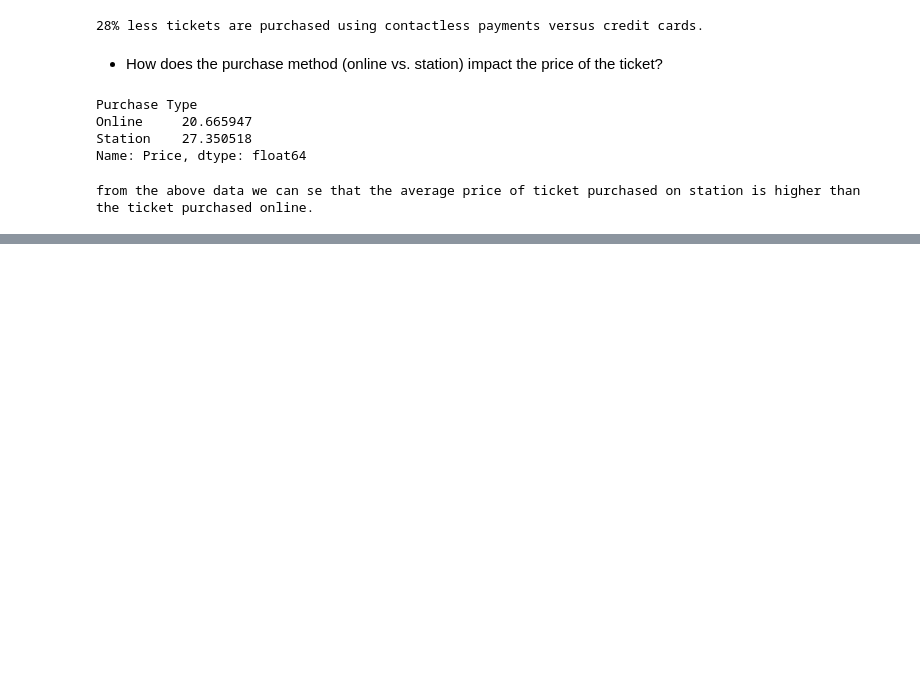
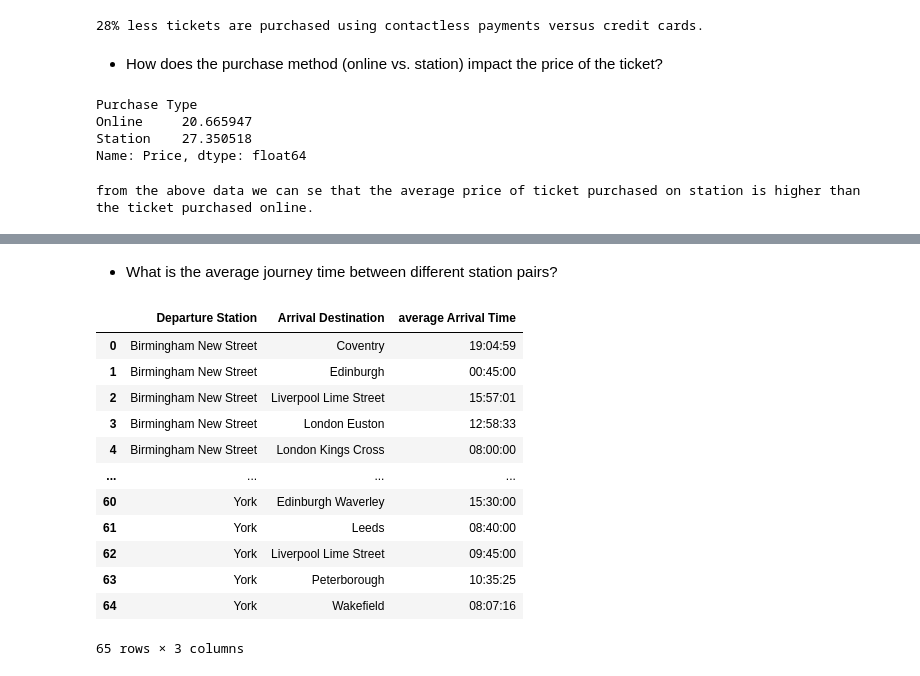
Before and after one commit to Nikhil-df/projects, a Jupyter notebook: railway analysis/analysis.ipynb, the cells around one changed output, grey strips where cells are left out. Cells and saved outputs as stored; diff of their text form; code cells hidden in the pictures; blank space fills up the shorter version.

```diff
--- a/railway analysis/analysis.ipynb
+++ b/railway analysis/analysis.ipynb
@@ -224,0 +294,2 @@ from the above data we can se that the average price of ticket purchased on stat
+# %% [markdown]
+ * What is the average journey time between different station pairs?
@@ -224,0 +301,24 @@ from the above data we can se that the average price of ticket purchased on stat
+# %%
+temp_df3["total time"] = temp_df3["Actual Arrival Time"] - temp_df3["Departure Time"]
+# %%
+temp_df4 = temp_df3.groupby(["Departure Station","Arrival Destination"])["Actual Arrival Time"].mean().to_frame().reset_index()
+# %%
+temp_df4["average Arrival Time"] = temp_df4["Actual Arrival Time"].dt.floor("s").dt.time
+# %%
+temp_df4.drop("Actual Arrival Time" , axis = 1, inplace = True)
+# %%
+temp_df4
+# %% [output]
+|  | Departure Station | Arrival Destination | average Arrival Time |
+| 0 | Birmingham New Street | Coventry | 19:04:59 |
+| 1 | Birmingham New Street | Edinburgh | 00:45:00 |
+| 2 | Birmingham New Street | Liverpool Lime Street | 15:57:01 |
+| 3 | Birmingham New Street | London Euston | 12:58:33 |
+| 4 | Birmingham New Street | London Kings Cross | 08:00:00 |
+| ... | ... | ... | ... |
+| 60 | York | Edinburgh Waverley | 15:30:00 |
+| 61 | York | Leeds | 08:40:00 |
+| 62 | York | Liverpool Lime Street | 09:45:00 |
+| 63 | York | Peterborough | 10:35:25 |
+| 64 | York | Wakefield | 08:07:16 |
+65 rows × 3 columns
```
Also changed, not shown: parts of 55 cells of this notebook, 1 other file.
